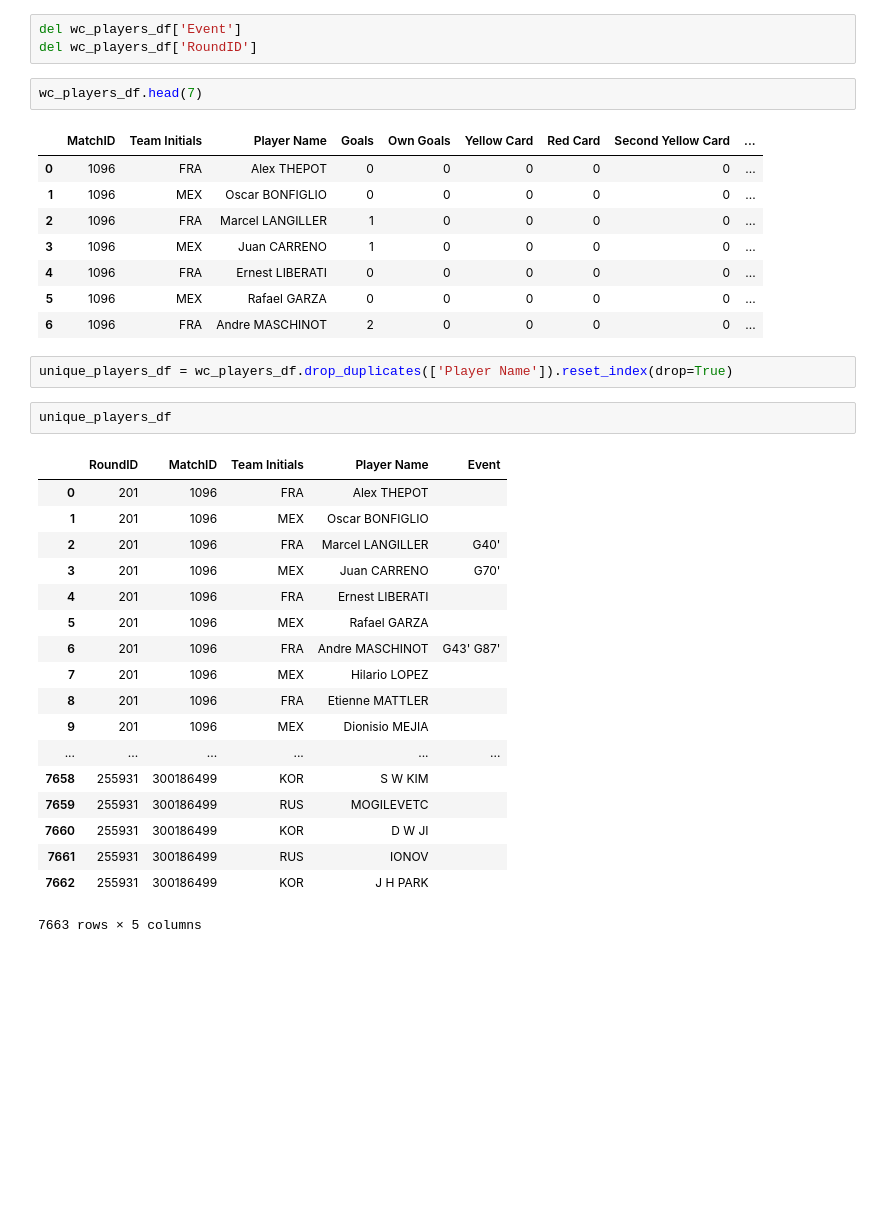
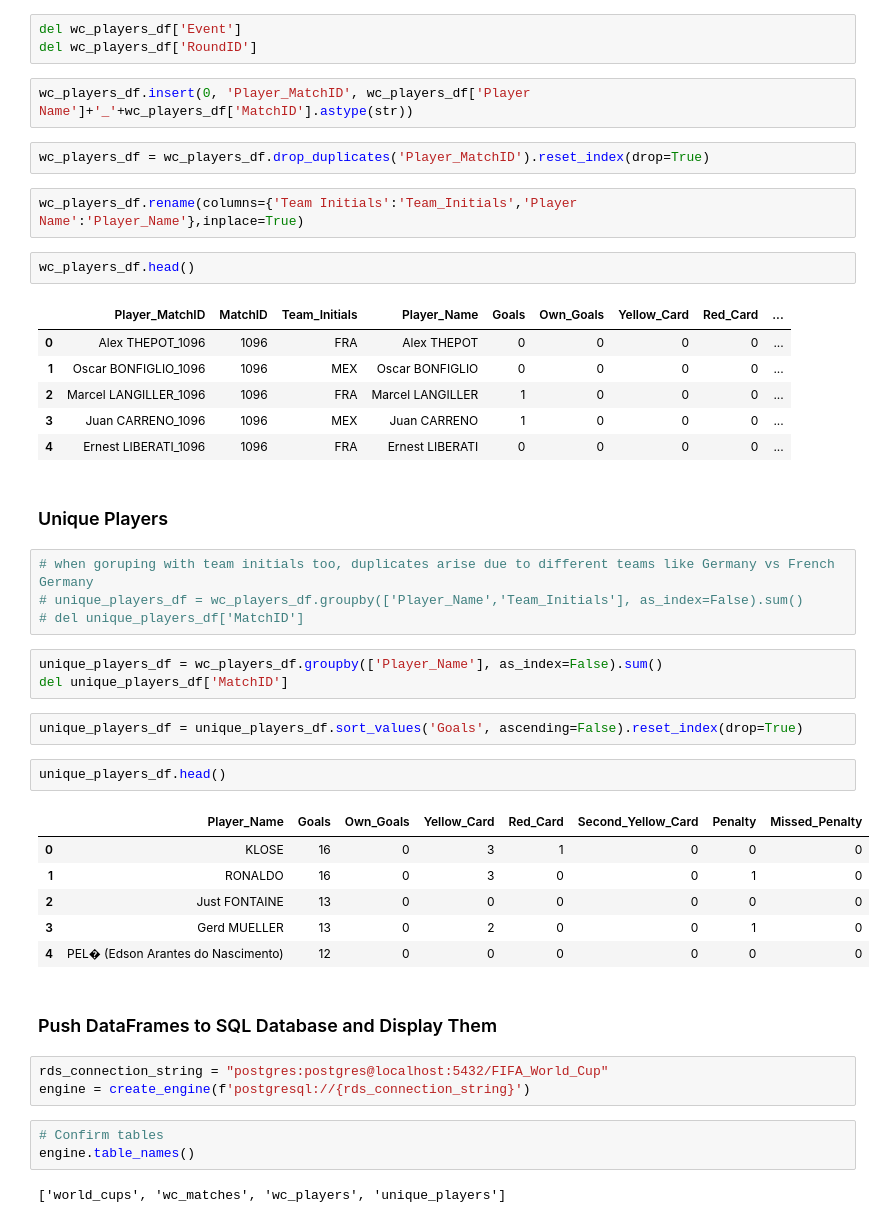
Before and after one commit to ryanbandrowski/FIFA-WC-ETL, a Jupyter notebook: FIFA World Cups.ipynb, the cells around one changed output. Cells and saved outputs as stored; diff of their text form; blank space fills up the shorter version.

```diff
--- a/FIFA World Cups.ipynb
+++ b/FIFA World Cups.ipynb
@@ -116,37 +128,48 @@ for index, row in wc_players_df.iterrows():
 # %%
 del wc_players_df['Event']
 del wc_players_df['RoundID']
+# %%
+wc_players_df.insert(0, 'Player_MatchID', wc_players_df['Player Name']+'_'+wc_players_df['MatchID'].astype(str))
+# %%
+wc_players_df = wc_players_df.drop_duplicates('Player_MatchID').reset_index(drop=True)
+# %%
+wc_players_df.rename(columns={'Team Initials':'Team_Initials','Player Name':'Player_Name'},inplace=True)
 # %%
-wc_players_df.head(7)
+wc_players_df.head()
 # %% [output]
-|  | MatchID | Team Initials | Player Name | Goals | Own Goals | Yellow Card | Red Card | Second Yellow Card | ... |
-| 0 | 1096 | FRA | Alex THEPOT | 0 | 0 | 0 | 0 | 0 | ... |
-| 1 | 1096 | MEX | Oscar BONFIGLIO | 0 | 0 | 0 | 0 | 0 | ... |
-| 2 | 1096 | FRA | Marcel LANGILLER | 1 | 0 | 0 | 0 | 0 | ... |
-| 3 | 1096 | MEX | Juan CARRENO | 1 | 0 | 0 | 0 | 0 | ... |
-| 4 | 1096 | FRA | Ernest LIBERATI | 0 | 0 | 0 | 0 | 0 | ... |
-| 5 | 1096 | MEX | Rafael GARZA | 0 | 0 | 0 | 0 | 0 | ... |
-| 6 | 1096 | FRA | Andre MASCHINOT | 2 | 0 | 0 | 0 | 0 | ... |
+|  | Player_MatchID | MatchID | Team_Initials | Player_Name | Goals | Own_Goals | Yellow_Card | Red_Card | ... |
+| 0 | Alex THEPOT_1096 | 1096 | FRA | Alex THEPOT | 0 | 0 | 0 | 0 | ... |
+| 1 | Oscar BONFIGLIO_1096 | 1096 | MEX | Oscar BONFIGLIO | 0 | 0 | 0 | 0 | ... |
+| 2 | Marcel LANGILLER_1096 | 1096 | FRA | Marcel LANGILLER | 1 | 0 | 0 | 0 | ... |
+| 3 | Juan CARRENO_1096 | 1096 | MEX | Juan CARRENO | 1 | 0 | 0 | 0 | ... |
+| 4 | Ernest LIBERATI_1096 | 1096 | FRA | Ernest LIBERATI | 0 | 0 | 0 | 0 | ... |
+# %% [markdown]
+### Unique Players
+# %%
+# when goruping with team initials too, duplicates arise due to different teams like Germany vs French Germany
+# unique_players_df = wc_players_df.groupby(['Player_Name','Team_Initials'], as_index=False).sum()
+# del unique_players_df['MatchID']
+# %%
+unique_players_df = wc_players_df.groupby(['Player_Name'], as_index=False).sum()
+del unique_players_df['MatchID']
 # %%
-unique_players_df = wc_players_df.drop_duplicates(['Player Name']).reset_index(drop=True)
+unique_players_df = unique_players_df.sort_values('Goals', ascending=False).reset_index(drop=True)
 # %%
-unique_players_df
+unique_players_df.head()
 # %% [output]
-|  | RoundID | MatchID | Team Initials | Player Name | Event |
-| 0 | 201 | 1096 | FRA | Alex THEPOT |  |
-| 1 | 201 | 1096 | MEX | Oscar BONFIGLIO |  |
-| 2 | 201 | 1096 | FRA | Marcel LANGILLER | G40' |
-| 3 | 201 | 1096 | MEX | Juan CARRENO | G70' |
-| 4 | 201 | 1096 | FRA | Ernest LIBERATI |  |
-| 5 | 201 | 1096 | MEX | Rafael GARZA |  |
-| 6 | 201 | 1096 | FRA | Andre MASCHINOT | G43' G87' |
-| 7 | 201 | 1096 | MEX | Hilario LOPEZ |  |
-| 8 | 201 | 1096 | FRA | Etienne MATTLER |  |
-| 9 | 201 | 1096 | MEX | Dionisio MEJIA |  |
-| ... | ... | ... | ... | ... | ... |
-| 7658 | 255931 | 300186499 | KOR | S W KIM |  |
-| 7659 | 255931 | 300186499 | RUS | MOGILEVETC |  |
-| 7660 | 255931 | 300186499 | KOR | D W JI |  |
-| 7661 | 255931 | 300186499 | RUS | IONOV |  |
-| 7662 | 255931 | 300186499 | KOR | J H PARK |  |
+|  | Player_Name | Goals | Own_Goals | Yellow_Card | Red_Card | Second_Yellow_Card | Penalty | Missed_Penalty |
+| 0 | KLOSE | 16 | 0 | 3 | 1 | 0 | 0 | 0 |
+| 1 | RONALDO | 16 | 0 | 3 | 0 | 0 | 1 | 0 |
+| 2 | Just FONTAINE | 13 | 0 | 0 | 0 | 0 | 0 | 0 |
+| 3 | Gerd MUELLER | 13 | 0 | 2 | 0 | 0 | 1 | 0 |
+| 4 | PEL� (Edson Arantes do Nascimento) | 12 | 0 | 0 | 0 | 0 | 0 | 0 |
-7663 rows × 5 columns
+# %% [markdown]
+### Push DataFrames to SQL Database and Display Them
+# %%
+rds_connection_string = "postgres:postgres@localhost:5432/FIFA_World_Cup"
+engine = create_engine(f'postgresql://{rds_connection_string}')
+# %%
+# Confirm tables
+engine.table_names()
+# %% [output]
+['world_cups', 'wc_matches', 'wc_players', 'unique_players']
```
Also changed, not shown: parts of 16 cells of this notebook, 1 other file.
